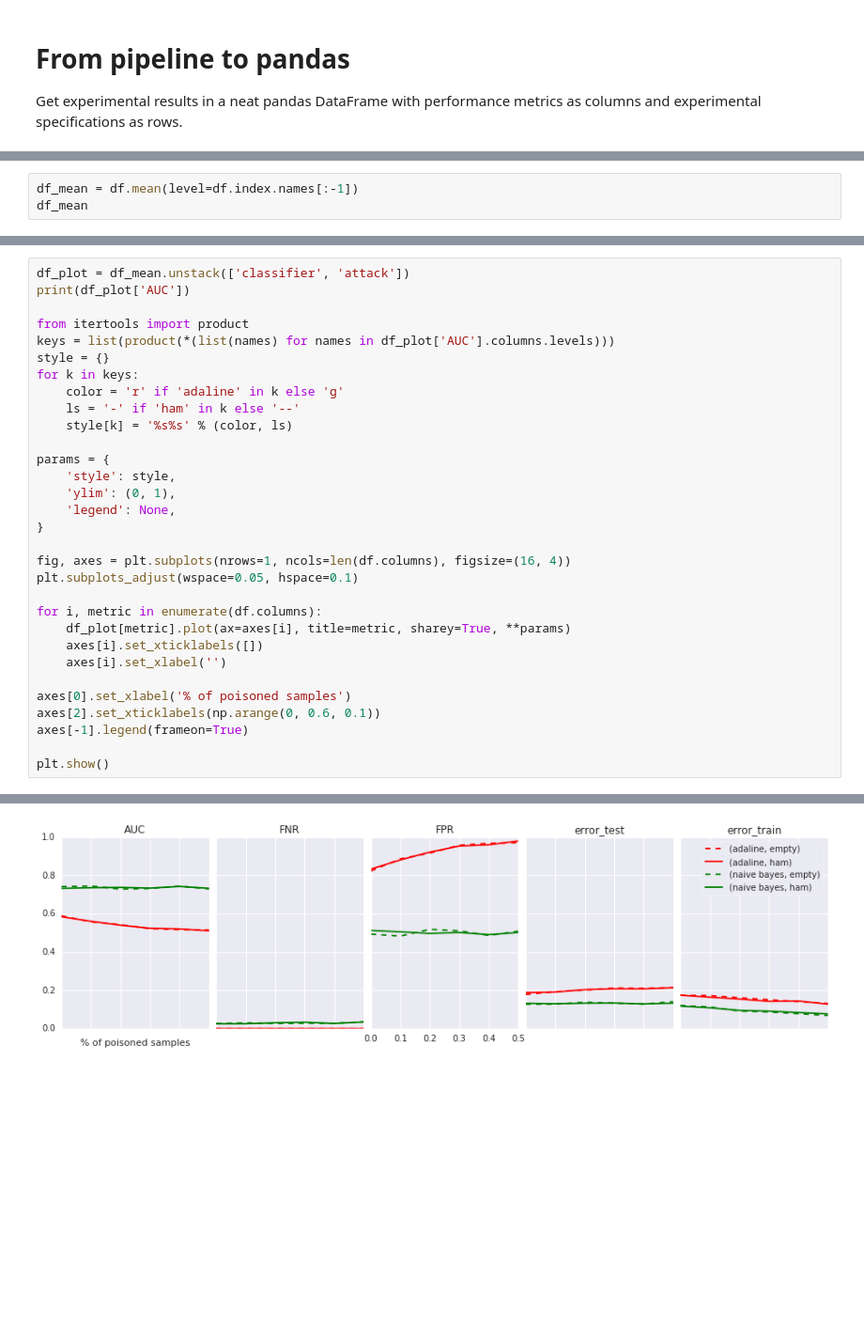
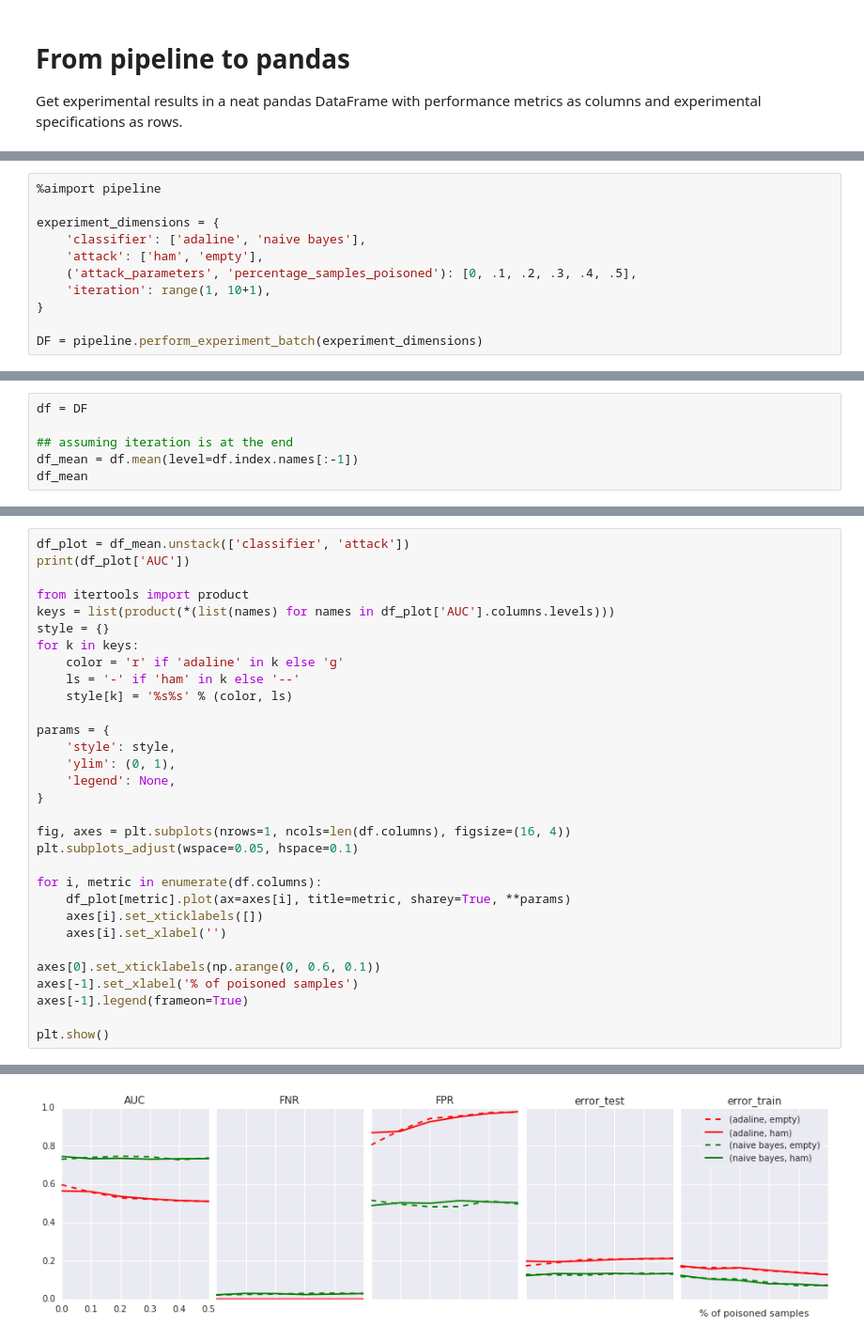
Before and after one commit to galvanic/adversML, a Jupyter notebook: notebooks/pipeline2pandas.ipynb, the cells around one changed output, grey strips where cells are left out. Shown at 94% size. Drawn from its saved outputs; the diff is of its cells as text; blank space fills up the shorter version.

Commit message:
seperate batch experiment function from main
add graph of greyed iteration lines in the background in notebook

```diff
--- a/notebooks/pipeline2pandas.ipynb
+++ b/notebooks/pipeline2pandas.ipynb
@@ -66,0 +18,11 @@ df
+# %%
+%aimport pipeline
+
+experiment_dimensions = {
+    'classifier': ['adaline', 'naive bayes'],
+    'attack': ['ham', 'empty'],
+    ('attack_parameters', 'percentage_samples_poisoned'): [0, .1, .2, .3, .4, .5],
+    'iteration': range(1, 10+1),
+}
+
+DF = pipeline.perform_experiment_batch(experiment_dimensions)
@@ -67,4 +51,7 @@ df
 # %%
+df = DF
+
+## assuming iteration is at the end
 df_mean = df.mean(level=df.index.names[:-1])
 df_mean
 # %% [output]
@@ -112,8 +99,8 @@ for i, metric in enumerate(df.columns):
     axes[i].set_xticklabels([])
     axes[i].set_xlabel('')
 
-axes[0].set_xlabel('% of poisoned samples')
-axes[2].set_xticklabels(np.arange(0, 0.6, 0.1))
+axes[0].set_xticklabels(np.arange(0, 0.6, 0.1))
+axes[-1].set_xlabel('% of poisoned samples')
 axes[-1].legend(frameon=True)
 
 plt.show()
@@ -134 +117 @@ percentage_samples_poisoned
-[figure, old version]
+[figure, new version]
```
Also changed, not shown: parts of 7 cells of this notebook, 1 other file.
